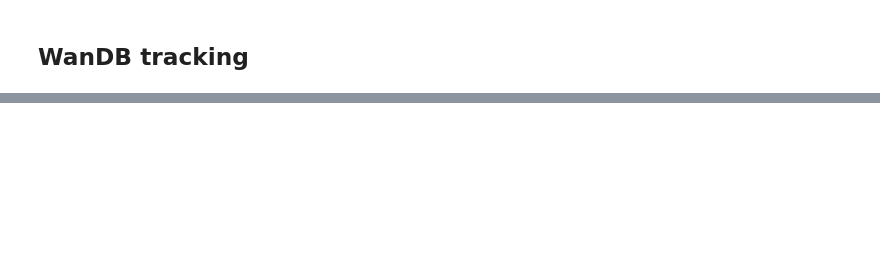
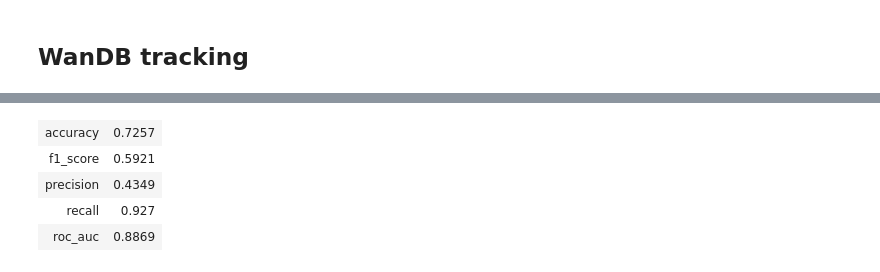
Before and after one commit to Sukhdeep123/BBSMasters, a Jupyter notebook: Customer_Churn_Prediction/S_LightGBM_XGBoost_ML_Churn.ipynb, the cells around one changed output, grey strips where cells are left out. Drawn from its saved outputs; the diff is of its cells as text; code cells hidden in the pictures; blank space fills up the shorter version.

```diff
--- a/Customer_Churn_Prediction/S_LightGBM_XGBoost_ML_Churn.ipynb
+++ b/Customer_Churn_Prediction/S_LightGBM_XGBoost_ML_Churn.ipynb
@@ -3038,0 +2854,95 @@ Run summary:
+# %%
+## 8.6 Full Dataset Training — LightGBM with Best Hyperparameters
+# Retrain on the FULL 750K dataset using tuned params (n_jobs=-1 for speed)
+
+import pickle
+from sklearn.pipeline import Pipeline
+from sklearn.compose import ColumnTransformer
+from sklearn.impute import SimpleImputer
+from sklearn.preprocessing import OneHotEncoder
+from sklearn.model_selection import train_test_split
+from sklearn.metrics import (
+    accuracy_score, precision_score, recall_score, f1_score,
+    roc_auc_score, classification_report
+)
+from lightgbm import LGBMClassifier
+import numpy as np
+
+# Rebuild full dataset (no sampling)
+cov_cols_full = ['Cov_Vandalism_2','Cov_Accident_Illness','Cov_Bonus_Protection',
+                 'Cov_Fire_And_Theft','Cov_Kasko_MiniKasko']
+existing_cov_full = [col for col in cov_cols_full if col in df_new_contract_dates_aggregated.columns]
+df_full = df_new_contract_dates_aggregated.copy()
+df_full['Total_Warranties'] = df_full[existing_cov_full].sum(axis=1)
+y_full = df_full['CHURN'].copy()
+X_full = df_full[baseline_features].copy()
+print(f'Full dataset: {len(X_full):,} rows | churn rate: {y_full.mean():.2%}')
+
+numeric_cols_full   = X_full.select_dtypes(include=np.number).columns.tolist()
+categorical_cols_full = X_full.select_dtypes(include='object').columns.tolist()
+
+preprocessor_full = ColumnTransformer(transformers=[
+    ('num', Pipeline([('imputer', SimpleImputer(strategy='mean'))]),  numeric_cols_full),
+    ('cat', Pipeline([
+        ('imputer', SimpleImputer(strategy='most_frequent')),
+        ('onehot',  OneHotEncoder(handle_unknown='ignore'))
+    ]), categorical_cols_full)
+])
+
+# Cap n_estimators at 300 to keep training fast
+fast_params = dict(best_lgbm_params)
+fast_params['n_estimators'] = min(fast_params.get('n_estimators', 300), 300)
+
+lgbm_final_pipeline = Pipeline(steps=[
+    ('preprocessor', preprocessor_full),
+    ('classifier', LGBMClassifier(
+        **fast_params, objective='binary',
+        class_weight='balanced', random_state=42, n_jobs=-1
+    ))
+])
+
+X_train_f, X_test_f, y_train_f, y_test_f = train_test_split(
+    X_full, y_full, test_size=0.2, stratify=y_full, random_state=42
+)
+print('🚀 Training LightGBM on full dataset...')
+lgbm_final_pipeline.fit(X_train_f, y_train_f)
+
+y_pred_f = lgbm_final_pipeline.predict(X_test_f)
+y_prob_f = lgbm_final_pipeline.predict_proba(X_test_f)[:, 1]
+
+print('\n' + '='*60)
+print('FINAL MODEL PERFORMANCE (Full 750K dataset)')
+print('='*60)
+print(f'Accuracy:  {accuracy_score(y_test_f, y_pred_f):.4f}')
+print(f'Precision: {precision_score(y_test_f, y_pred_f, zero_division=0):.4f}')
+print(f'Recall:    {recall_score(y_test_f, y_pred_f, zero_division=0):.4f}')
+print(f'F1 Score:  {f1_score(y_test_f, y_pred_f, zero_division=0):.4f}')
+print(f'ROC-AUC:   {roc_auc_score(y_test_f, y_prob_f):.4f}')
+print('\nClassification Report:')
+print(classification_report(y_test_f, y_pred_f))
+
+with open('lgbm_churn_final.pkl', 'wb') as f:
+    pickle.dump(lgbm_final_pipeline, f)
+print('\n💾 Model saved to: lgbm_churn_final.pkl')
+
+# Log to WandB
+import wandb, os
+os.environ['WANDB_API_KEY'] = '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'
+run_final = wandb.init(
+    entity='sukhdeepsinghsaini-bologna-business-school',
+    project='Machine Learning Project _Churn',
+    name='LightGBM - Baseline Final (Full 750K)',
+    config={'model': 'LightGBM', 'dataset': 'Insurance Churn 2015-2020 Full 750K',
+            'features': baseline_features, **fast_params},
+    reinit=True
+)
+run_final.log({
+    'accuracy':  round(accuracy_score(y_test_f, y_pred_f), 4),
+    'precision': round(precision_score(y_test_f, y_pred_f, zero_division=0), 4),
+    'recall':    round(recall_score(y_test_f, y_pred_f, zero_division=0), 4),
+    'f1_score':  round(f1_score(y_test_f, y_pred_f, zero_division=0), 4),
+    'roc_auc':   round(roc_auc_score(y_test_f, y_prob_f), 4),
+})
+run_final.finish()
+print('\n✅ Final model logged to WandB')
+# %% [output]
@@ -3038,0 +2980,5 @@ Run summary:
+| accuracy | 0.7257 |
+| f1_score | 0.5921 |
+| precision | 0.4349 |
+| recall | 0.927 |
+| roc_auc | 0.8869 |
```
Also changed, not shown: parts of 15 cells of this notebook, 1 other file.
